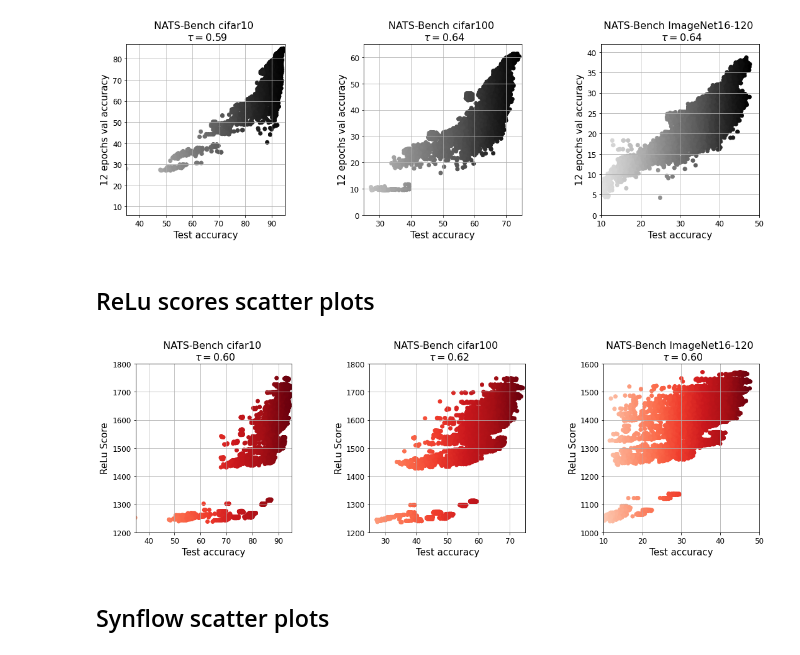
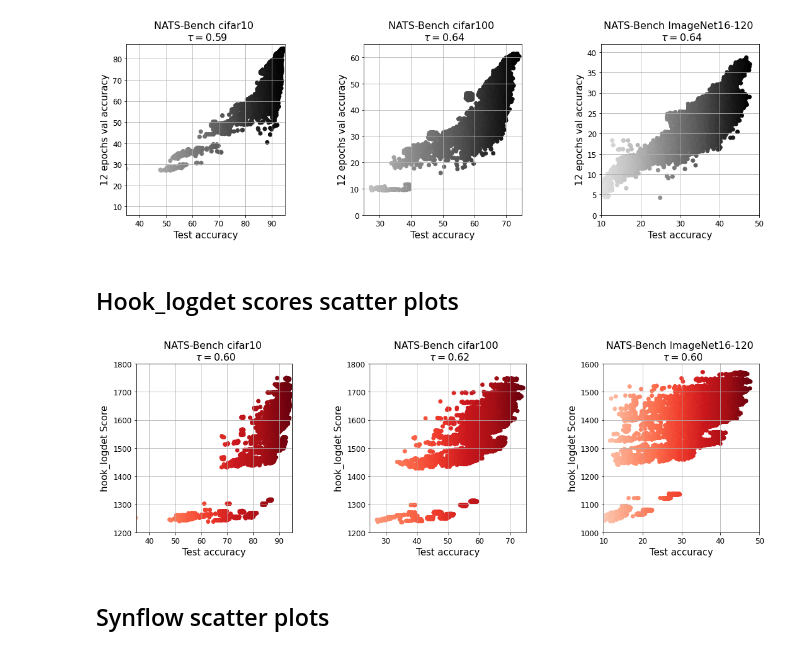
Before and after one commit to BigfriendP/zero_cost_NAS, a Jupyter notebook: Result_analysis.ipynb, the cells around one changed output. Drawn from its saved outputs; the diff is of its cells as text; code cells hidden in the pictures.

```diff
--- a/Result_analysis.ipynb
+++ b/Result_analysis.ipynb
@@ -26,21 +28,21 @@ Resolving deltas: 100% (47/47), done.
 # %%
 # importing cifar10 scores
 cifar10_12ep_val = pd.read_csv('results/cifar10/val12/cifar10-val12.csv')
-cifar10_relu_csv = pd.read_csv('results/cifar10/hook_logdet/cifar10-hook_logdet.csv')
+cifar10_hook_logdet_csv = pd.read_csv('results/cifar10/hook_logdet/cifar10-hook_logdet.csv')
 cifar10_synflow_csv = pd.read_csv('results/cifar10/synflow/cifar10-synflow.csv')
 cifar10_snip_csv = pd.read_csv('results/cifar10/snip/cifar10-snip.csv')
 cifar10_combined_csv = pd.read_csv('results/cifar10/combined/cifar10-combined.csv')
 
 # importing cifar100 scores
 cifar100_12ep_val = pd.read_csv('results/cifar100/val12/cifar100-val12.csv')
-cifar100_relu_csv = pd.read_csv('results/cifar100/hook_logdet/cifar100-hook_logdet.csv')
+cifar100_hook_logdet_csv = pd.read_csv('results/cifar100/hook_logdet/cifar100-hook_logdet.csv')
 cifar100_synflow_csv = pd.read_csv('results/cifar100/synflow/cifar100-synflow.csv')
 cifar100_snip_csv = pd.read_csv('results/cifar100/snip/cifar100-snip.csv')
 cifar100_combined_csv = pd.read_csv('results/cifar100/combined/cifar100-combined.csv')
 
 # importing imagenet scores
 imagenet_12ep_val = pd.read_csv('results/ImageNet16-120/val12/ImageNet16-120-val12.csv')
-imagenet_relu_csv = pd.read_csv('results/ImageNet16-120/hook_logdet/ImageNet16-120-hook_logdet.csv')
+imagenet_hook_logdet_csv = pd.read_csv('results/ImageNet16-120/hook_logdet/ImageNet16-120-hook_logdet.csv')
 imagenet_synflow_csv = pd.read_csv('results/ImageNet16-120/synflow/ImageNet16-120-synflow.csv')
 imagenet_snip_csv = pd.read_csv('results/ImageNet16-120/snip/ImageNet16-120-snip.csv')
 imagenet_combined_csv = pd.read_csv('results/ImageNet16-120/combined/ImageNet16-120-combined.csv')
@@ -343,49 +345,49 @@ plt.savefig("scatter_12ep_val_acc.svg", format='svg', dpi=600)
 # %% [output]
 [figure]
 # %% [markdown]
-## ReLu scores scatter plots
+## Hook_logdet scores scatter plots
 # %%
-ylabel = "ReLu Score"
+ylabel = "hook_logdet Score"
 color_map = plt.get_cmap('Reds')
-tau_cif10, _ = stats.kendalltau(cifar10_relu_csv['score'], cifar10_test_acc['accuracy'])
-tau_cif100, _ = stats.kendalltau(cifar100_relu_csv['score'], cifar100_test_acc['accuracy'])
-tau_imagenet, _ = stats.kendalltau(imagenet_relu_csv['score'], imagenet_test_acc['accuracy'])
+tau_cif10, _ = stats.kendalltau(cifar10_hook_logdet_csv['score'], cifar10_test_acc['accuracy'])
+tau_cif100, _ = stats.kendalltau(cifar100_hook_logdet_csv['score'], cifar100_test_acc['accuracy'])
+tau_imagenet, _ = stats.kendalltau(imagenet_hook_logdet_csv['score'], imagenet_test_acc['accuracy'])
 
 # cifar10
 fig, ax = plt.subplots(1,3, figsize=figure_size, constrained_layout=False)
-ax[0].scatter(cifar10_test_acc['accuracy'], cifar10_relu_csv['score'], c=cifar10_test_acc['accuracy'], cmap=color_map, rasterized=True)
+ax[0].scatter(cifar10_test_acc['accuracy'], cifar10_hook_logdet_csv['score'], c=cifar10_test_acc['accuracy'], cmap=color_map, rasterized=True)
 ax[0].set_xlim([35, 95])
 ax[0].set_ylim([1200, 1800])
 ax[0].set_title(f"NATS-Bench cifar10 \n $\\tau=${tau_cif10:.2f}", size=title_size)
 ax[0].set_xlabel(xlabel, size=label_size)
 ax[0].set_ylabel(ylabel, size=label_size)
 ax[0].tick_params(axis='both', labelsize=tick_size)
 ax[0].grid()
 
 # cifar100
-ax[1].scatter(cifar100_test_acc['accuracy'], cifar100_relu_csv['score'], c=cifar100_test_acc['accuracy'], cmap=color_map, rasterized=True)
+ax[1].scatter(cifar100_test_acc['accuracy'], cifar100_hook_logdet_csv['score'], c=cifar100_test_acc['accuracy'], cmap=color_map, rasterized=True)
 ax[1].set_xlim([25, 75])
 ax[1].set_ylim([1200, 1800])
 ax[1].set_title(f"NATS-Bench cifar100 \n $\\tau=${tau_cif100:.2f}", size=title_size)
 ax[1].set_xlabel(xlabel, size=label_size)
 ax[1].set_ylabel(ylabel, size=label_size)
 ax[1].tick_params(axis='both', labelsize=tick_size)
 ax[1].grid()
 
 # ImageNet16-120
-ax[2].scatter(imagenet_test_acc['accuracy'], imagenet_relu_csv['score'], c=imagenet_test_acc['accuracy'], cmap=color_map, rasterized=True)
+ax[2].scatter(imagenet_test_acc['accuracy'], imagenet_hook_logdet_csv['score'], c=imagenet_test_acc['accuracy'], cmap=color_map, rasterized=True)
 ax[2].set_xlim([10, 50])
 ax[2].set_ylim([1000, 1600])
 ax[2].set_title(f"NATS-Bench ImageNet16-120 \n $\\tau=${tau_imagenet:.2f}", size=title_size)
 ax[2].set_xlabel(xlabel, size=label_size)
 ax[2].set_ylabel(ylabel, size=label_size)
 ax[2].tick_params(axis='both', labelsize=tick_size)
 ax[2].grid()
 
 plt.subplots_adjust(wspace=w_space)
-plt.savefig("scatter_relu_score.svg", format='svg', dpi=600)
+plt.savefig("scatter_hook_logdet_score.svg", format='svg', dpi=600)
 # %% [output]
-[figure, old version]
+[figure, new version]
 # %% [markdown]
 ## Synflow scatter plots
 # %%
```
Also changed, not shown: parts of 21 cells of this notebook.
